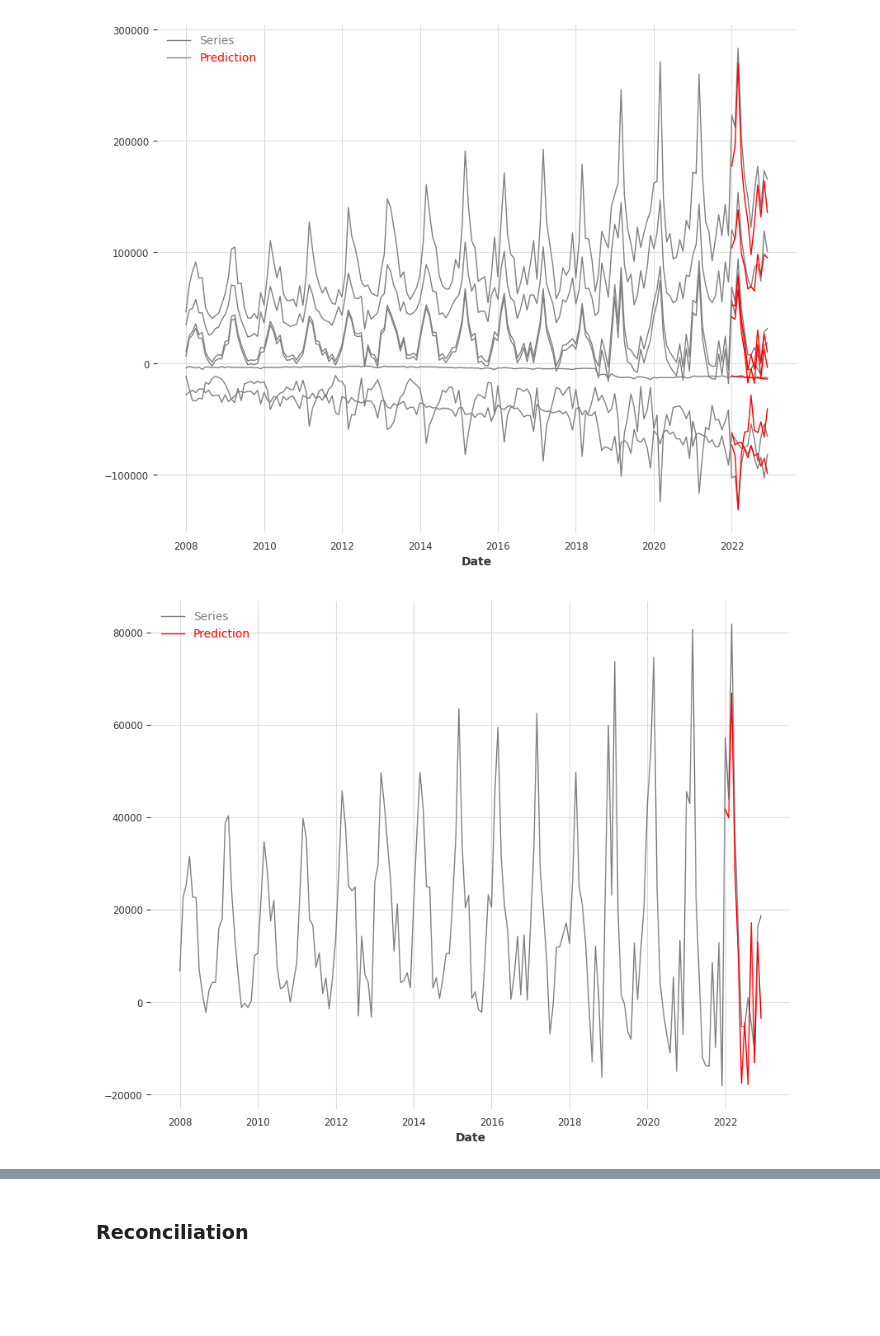
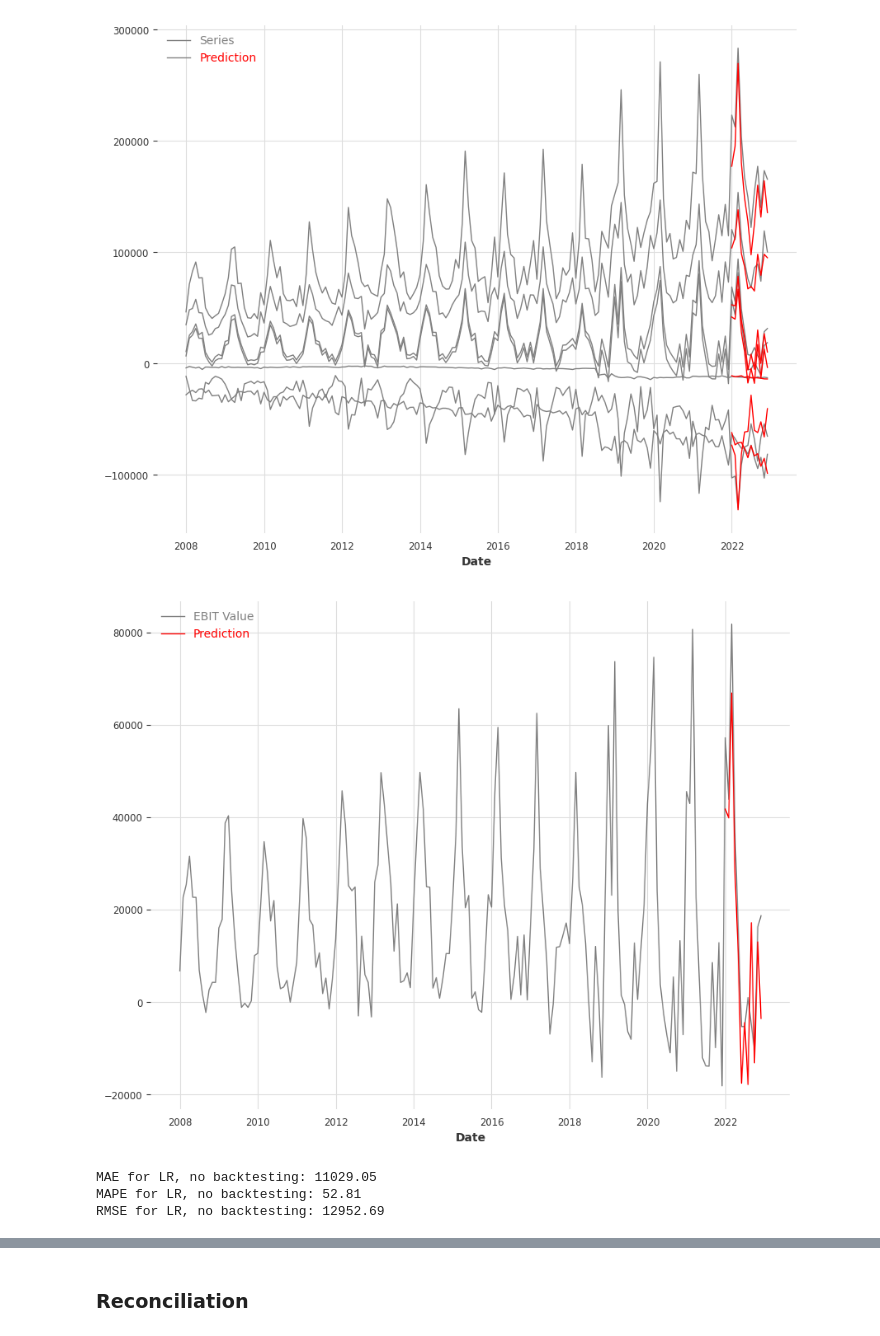
Before and after one commit to kndiam/H-Forecasting, a Jupyter notebook: hierarchical_forecasting.ipynb, the cells around one changed output, grey strips where cells are left out. Saved outputs shown, nothing was run; the diff lists cells and outputs as text; code cells hidden in the pictures; blank space fills up the shorter version.

```diff
--- a/hierarchical_forecasting.ipynb
+++ b/hierarchical_forecasting.ipynb
@@ -165,8 +170,10 @@ model = LinearRegressionModel(lags=12, lags_future_covariates=[12,12,12,12])
 model.fit(train, future_covariates=future_cov)
 pred = model.predict(n=len(val), future_covariates=future_cov)
 # %%
+train, val = series[:-24], series[-24:-12]
 #without covariates, don't run both this cell and the previous!!!
 model = LinearRegressionModel(lags=12)
+#add lags and lags_covariates?
 model.fit(train)
 pred = model.predict(n=len(val))
 # %%
@@ -185,11 +192,17 @@ plt.show()
 # %%
 
 # a lot going on there, let's just look at the target variable
 plt.figure(figsize=(10, 8))
-filtered_series['EBIT'].plot(lw=1, color='gray', label='Series')
+filtered_series['EBIT'].plot(lw=1, color='gray', label='EBIT Value')
 pred['EBIT'].plot(lw=1, color='red', label='Prediction')
 
-plt.legend(["Series", "Prediction"], loc="upper left", labelcolor=["gray","red"])
+plt.legend(["EBIT Value", "Prediction"], loc="upper left", labelcolor=["gray","red"])
 plt.show()
 # %% [output]
-[figure, old version]
+[figure, new version]
+# %%
+get_metrics(pred, val, "LR, no backtesting")
+# %% [output]
+MAE for LR, no backtesting: 11029.05
+MAPE for LR, no backtesting: 52.81
+RMSE for LR, no backtesting: 12952.69
```
Also changed, not shown: parts of 33 cells of this notebook.
